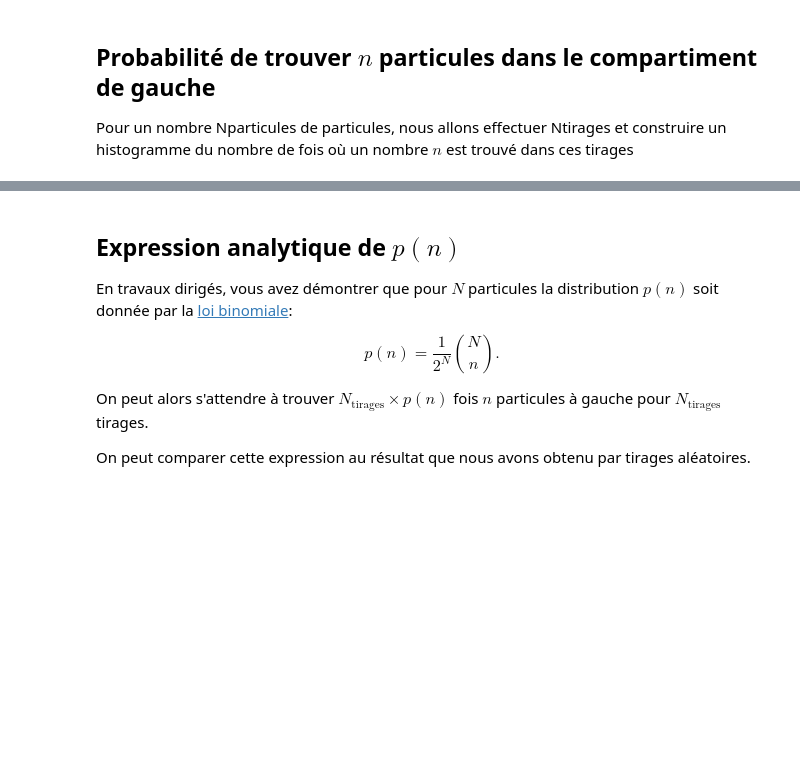
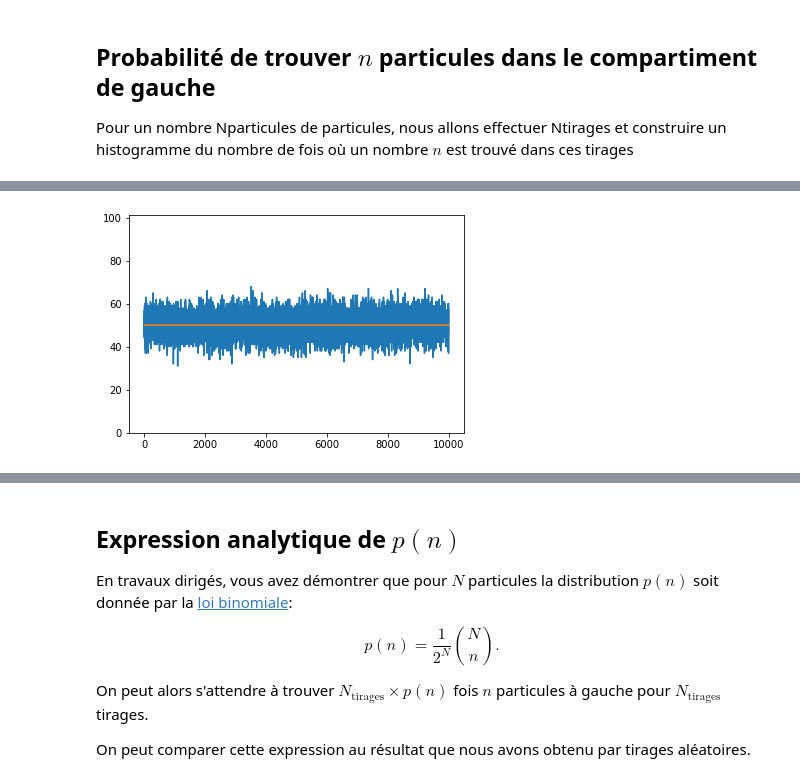
Before and after one commit to vuilleum/MicMac-notebooks, a Jupyter notebook: notebooks/GaucheDroite.ipynb, the cells around one changed output, grey strips where cells are left out. Cells and saved outputs as stored; diff of their text form; code cells hidden in the pictures; blank space fills up the shorter version.

```diff
--- a/notebooks/GaucheDroite.ipynb
+++ b/notebooks/GaucheDroite.ipynb
@@ -90,3 +90,13 @@ array([44, 58, 49, 49, 50, 48, 44, 49, 54, 53, 48, 50, 55, 52, 44, 50, 50,
+# %%
+# figure montrant la suite des tirages
+
+plt.plot(NombresGauche)
+
+plt.plot(np.arange(Ntirages),np.ones(Ntirages)*Nparticules/2.)
+plt.ylim(0,Nparticules+1)
+plt.show()
+# %% [output]
+[figure, added]
 # %%
 # construction de l'histogramme
 (distribution,n)=np.histogram(NombresGauche,bins=range(Nparticules+1))
```
Also changed, not shown: parts of 9 cells of this notebook, 1 other file.
